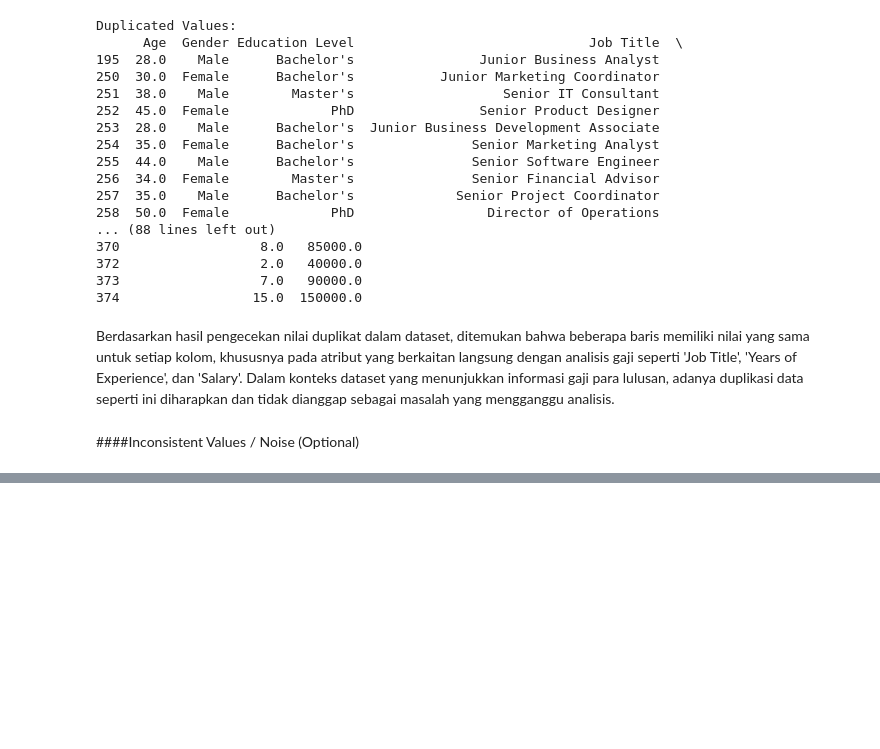
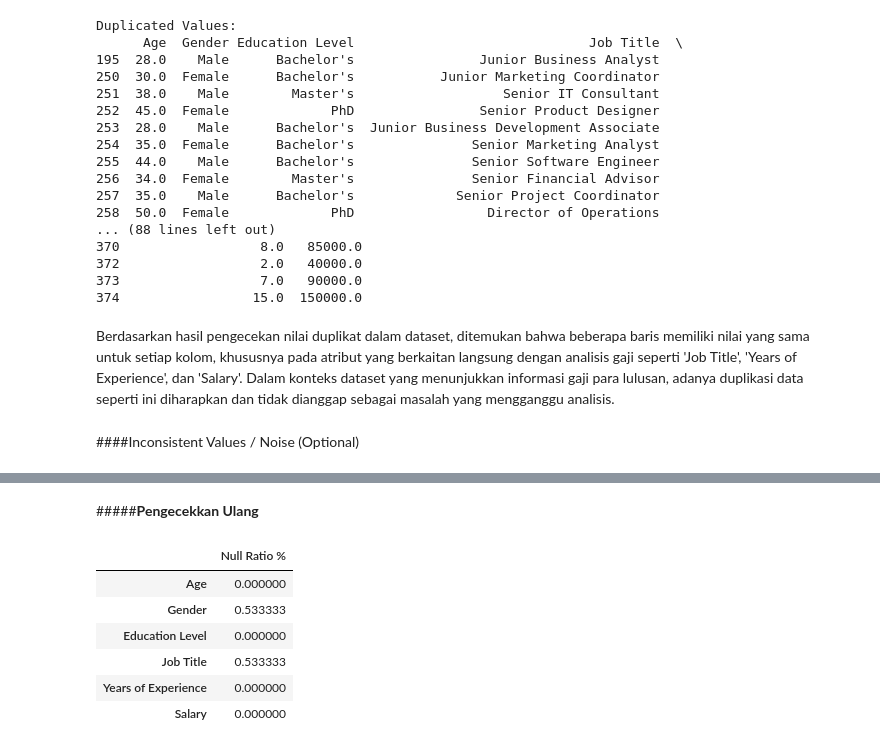
Before and after one commit to Udinkosd/Data-Mining-2024, a Jupyter notebook: Salary_Data.ipynb, the cells around one changed output, grey strips where cells are left out. Drawn from its saved outputs; the diff is of its cells as text; code cells hidden in the pictures; blank space fills up the shorter version.

```diff
--- a/Salary_Data.ipynb
+++ b/Salary_Data.ipynb
@@ -384,0 +426,12 @@ Berdasarkan hasil pengecekan nilai duplikat dalam dataset, ditemukan bahwa beber
+# %% [markdown]
+#####**Pengecekkan Ulang**
+# %%
+pd.DataFrame(df.isna().sum() / len(df) * 100, columns=['Null Ratio %'])
+# %% [output]
+|  | Null Ratio % |
+| Age | 0.000000 |
+| Gender | 0.533333 |
+| Education Level | 0.000000 |
+| Job Title | 0.533333 |
+| Years of Experience | 0.000000 |
+| Salary | 0.000000 |
```
Also changed, not shown: parts of 53 cells of this notebook.
